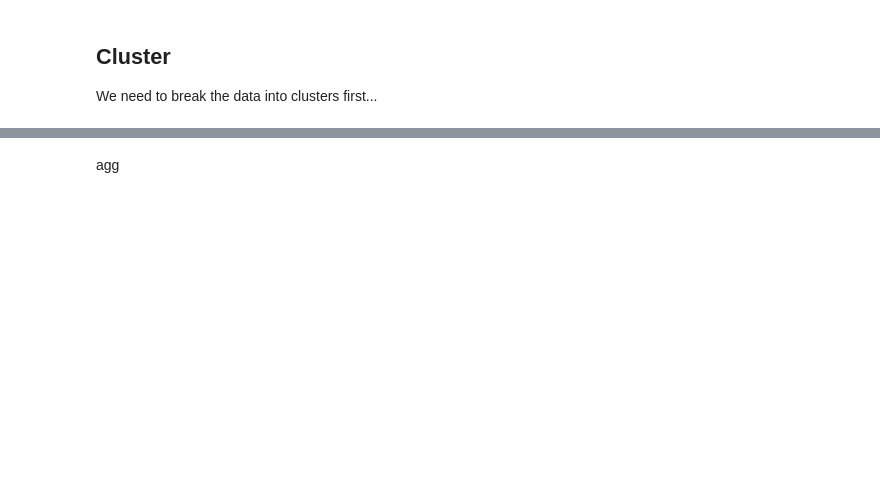
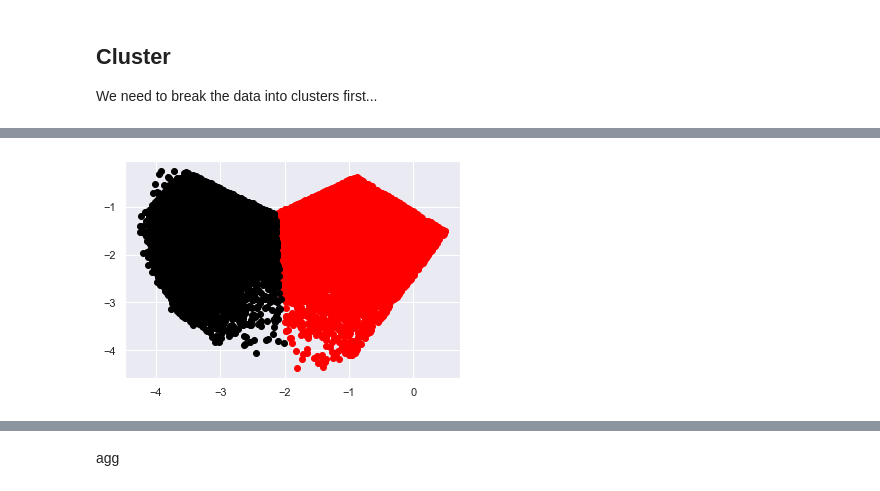
Before and after one commit to allyryry/3950_Asn3_Clustering, a Jupyter notebook: cluster_asn.ipynb, the cells around one changed output, grey strips where cells are left out. Saved outputs shown, nothing was run; the diff lists cells and outputs as text; code cells hidden in the pictures; blank space fills up the shorter version.

```diff
--- a/cluster_asn.ipynb
+++ b/cluster_asn.ipynb
@@ -120,0 +139,12 @@ plt.show()
+# %%
+#filter rows of original data
+filtered_label2 = X_c[label == 2]
+
+filtered_label8 = X_c[label == 8]
+
+#Plotting the results
+plt.scatter(filtered_label2[:,0] , filtered_label2[:,1] , color = 'red')
+plt.scatter(filtered_label8[:,0] , filtered_label8[:,1] , color = 'black')
+plt.show()
+# %% [output]
+[figure, added]
```
Also changed, not shown: parts of 23 cells of this notebook.
